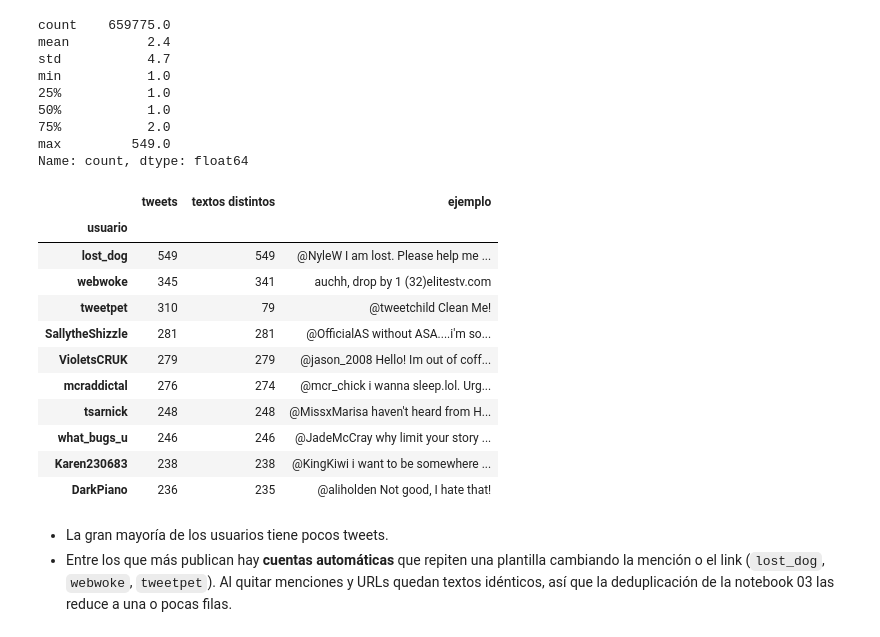
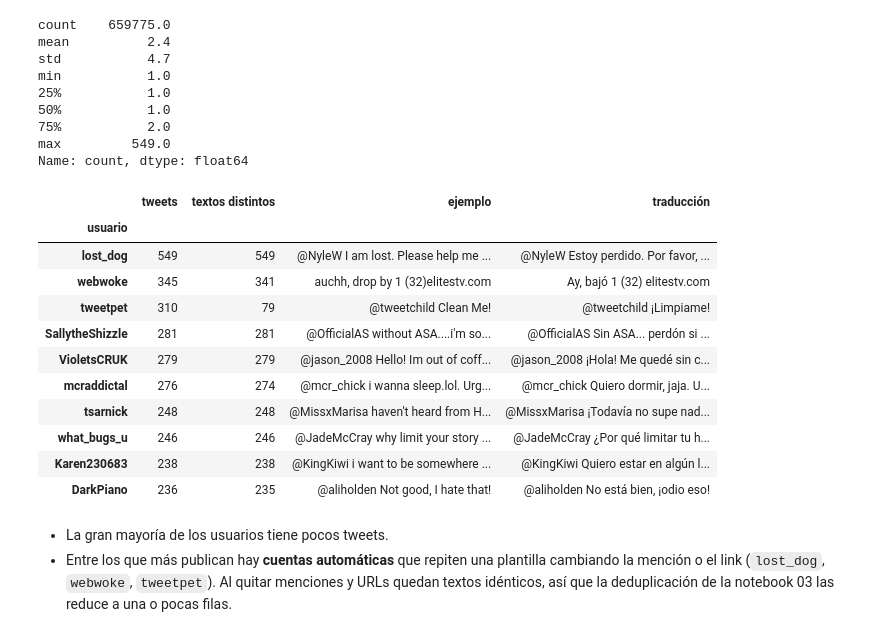
Before and after one commit to federicopintosr/diplomatura-tp-3, a Jupyter notebook: notebooks/01_discovery.ipynb, the cells around one changed output. Drawn from its saved outputs; the diff is of its cells as text; code cells hidden in the pictures.

```diff
--- a/notebooks/01_discovery.ipynb
+++ b/notebooks/01_discovery.ipynb
@@ -330,21 +362,21 @@ Name: count, dtype: float64
 # %%
 top = por_usuario.head(10).rename("tweets").to_frame()
 top["textos distintos"] = df[df["usuario"].isin(top.index)].groupby("usuario")["texto"].nunique()
 top["ejemplo"] = df[df["usuario"].isin(top.index)].groupby("usuario")["texto"].first()
-top
+utils.con_traduccion(top, "ejemplo")
 # %% [output]
-|  | tweets | textos distintos | ejemplo |
-| usuario |  |  |  |
-| lost_dog | 549 | 549 | @NyleW I am lost. Please help me ... |
-| webwoke | 345 | 341 | auchh, drop by 1 (32)elitestv.com |
-| tweetpet | 310 | 79 | @tweetchild Clean Me! |
-| SallytheShizzle | 281 | 281 | @OfficialAS without ASA....i'm so... |
-| VioletsCRUK | 279 | 279 | @jason_2008 Hello! Im out of coff... |
-| mcraddictal | 276 | 274 | @mcr_chick i wanna sleep.lol. Urg... |
-| tsarnick | 248 | 248 | @MissxMarisa haven't heard from H... |
-| what_bugs_u | 246 | 246 | @JadeMcCray why limit your story ... |
-| Karen230683 | 238 | 238 | @KingKiwi i want to be somewhere ... |
-| DarkPiano | 236 | 235 | @aliholden Not good, I hate that! |
+|  | tweets | textos distintos | ejemplo | traducción |
+| usuario |  |  |  |  |
+| lost_dog | 549 | 549 | @NyleW I am lost. Please help me ... | @NyleW Estoy perdido. Por favor, ... |
+| webwoke | 345 | 341 | auchh, drop by 1 (32)elitestv.com | Ay, bajó 1 (32) elitestv.com |
+| tweetpet | 310 | 79 | @tweetchild Clean Me! | @tweetchild ¡Limpiame! |
+| SallytheShizzle | 281 | 281 | @OfficialAS without ASA....i'm so... | @OfficialAS Sin ASA... perdón si ... |
+| VioletsCRUK | 279 | 279 | @jason_2008 Hello! Im out of coff... | @jason_2008 ¡Hola! Me quedé sin c... |
+| mcraddictal | 276 | 274 | @mcr_chick i wanna sleep.lol. Urg... | @mcr_chick Quiero dormir, jaja. U... |
+| tsarnick | 248 | 248 | @MissxMarisa haven't heard from H... | @MissxMarisa ¡Todavía no supe nad... |
+| what_bugs_u | 246 | 246 | @JadeMcCray why limit your story ... | @JadeMcCray ¿Por qué limitar tu h... |
+| Karen230683 | 238 | 238 | @KingKiwi i want to be somewhere ... | @KingKiwi Quiero estar en algún l... |
+| DarkPiano | 236 | 235 | @aliholden Not good, I hate that! | @aliholden No está bien, ¡odio eso! |
 # %% [markdown]
 - La gran mayoría de los usuarios tiene pocos tweets.
 - Entre los que más publican hay **cuentas automáticas** que repiten una plantilla cambiando la mención o el link (`lost_dog`, `webwoke`, `tweetpet`). Al quitar menciones y URLs quedan textos idénticos, así que la deduplicación de la notebook 03 las reduce a una o pocas filas.
```
Also changed, not shown: parts of 7 cells of this notebook, 9 other files.
